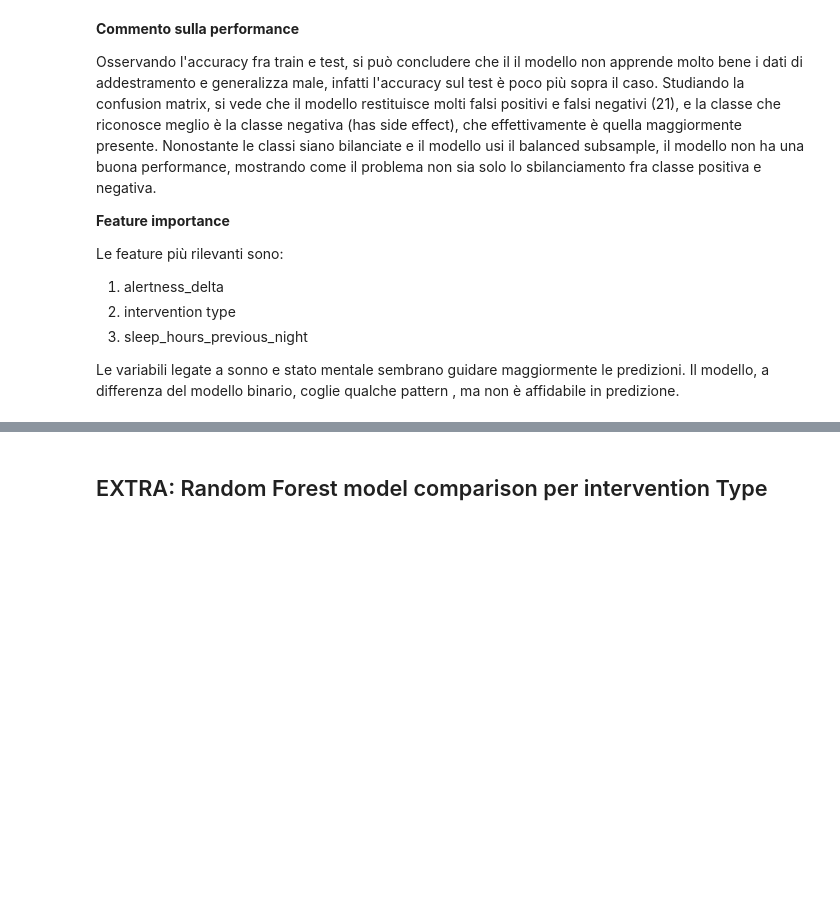
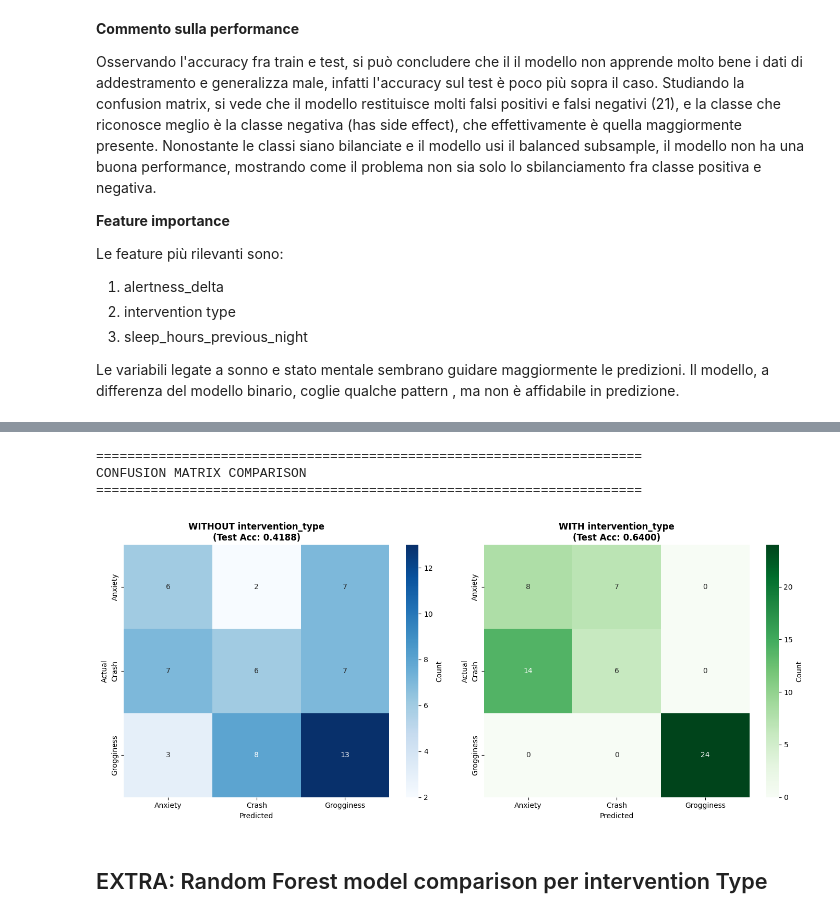
Before and after one commit to Grimino27/PDAI_Project, a Jupyter notebook: scripts/RandomForestModel.ipynb, the cells around one changed output, grey strips where cells are left out. Drawn from its saved outputs; the diff is of its cells as text; code cells hidden in the pictures; blank space fills up the shorter version.

```diff
--- a/scripts/RandomForestModel.ipynb
+++ b/scripts/RandomForestModel.ipynb
@@ -668,3 +956,42 @@ Le variabili legate a sonno e stato mentale sembrano guidare maggiormente le pre
+# %%
+# ===== SIDE-BY-SIDE CONFUSION MATRIX =====
+print("\n" + "="*70)
+print("CONFUSION MATRIX COMPARISON")
+print("="*70)
+
+cm_without = confusion_matrix(y_test_without, y_pred_without)
+cm_with = confusion_matrix(y_test_with, y_pred_with)
+
+# Create side-by-side visualization
+fig, axes = plt.subplots(1, 2, figsize=(14, 6))
+
+# LEFT: WITHOUT intervention_type
+sns.heatmap(cm_without, annot=True, fmt='d', cmap='Blues', ax=axes[0],
+            xticklabels=['Anxiety', 'Crash', 'Grogginess'],
+            yticklabels=['Anxiety', 'Crash', 'Grogginess'],
+            cbar_kws={'label': 'Count'})
+axes[0].set_title(f'WITHOUT intervention_type\n(Test Acc: {test_acc_without:.4f})',
+                  fontsize=12, fontweight='bold')
+axes[0].set_ylabel('Actual')
+axes[0].set_xlabel('Predicted')
+
+# RIGHT: WITH intervention_type
+sns.heatmap(cm_with, annot=True, fmt='d', cmap='Greens', ax=axes[1],
+            xticklabels=['Anxiety', 'Crash', 'Grogginess'],
+            yticklabels=['Anxiety', 'Crash', 'Grogginess'],
+            cbar_kws={'label': 'Count'})
+axes[1].set_title(f'WITH intervention_type\n(Test Acc: {test_acc_with:.4f})',
+                  fontsize=12, fontweight='bold')
+axes[1].set_ylabel('Actual')
+axes[1].set_xlabel('Predicted')
+
+plt.tight_layout()
+plt.show()
+# %% [output]
+======================================================================
+CONFUSION MATRIX COMPARISON
+======================================================================
+[figure, added]
 # %% [markdown]
 ## EXTRA: Random Forest model comparison per intervention Type
 # %% [markdown]
```
Also changed, not shown: parts of 21 cells of this notebook.
